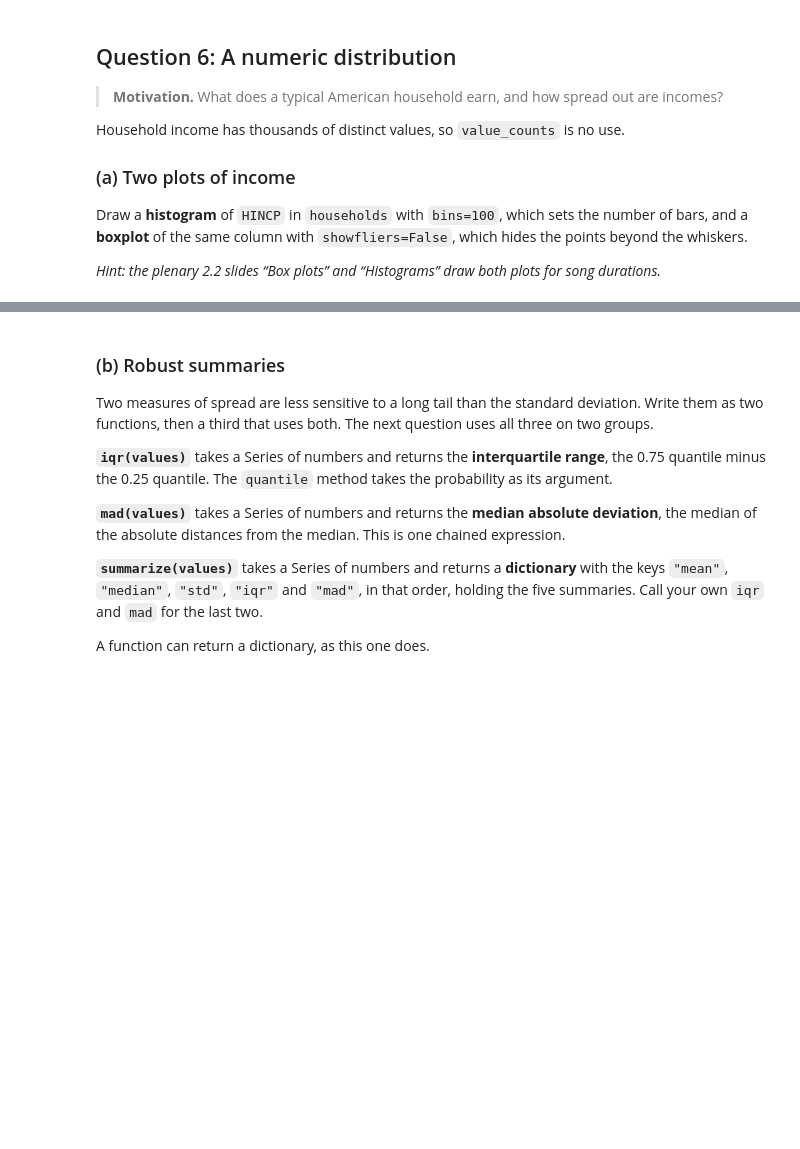
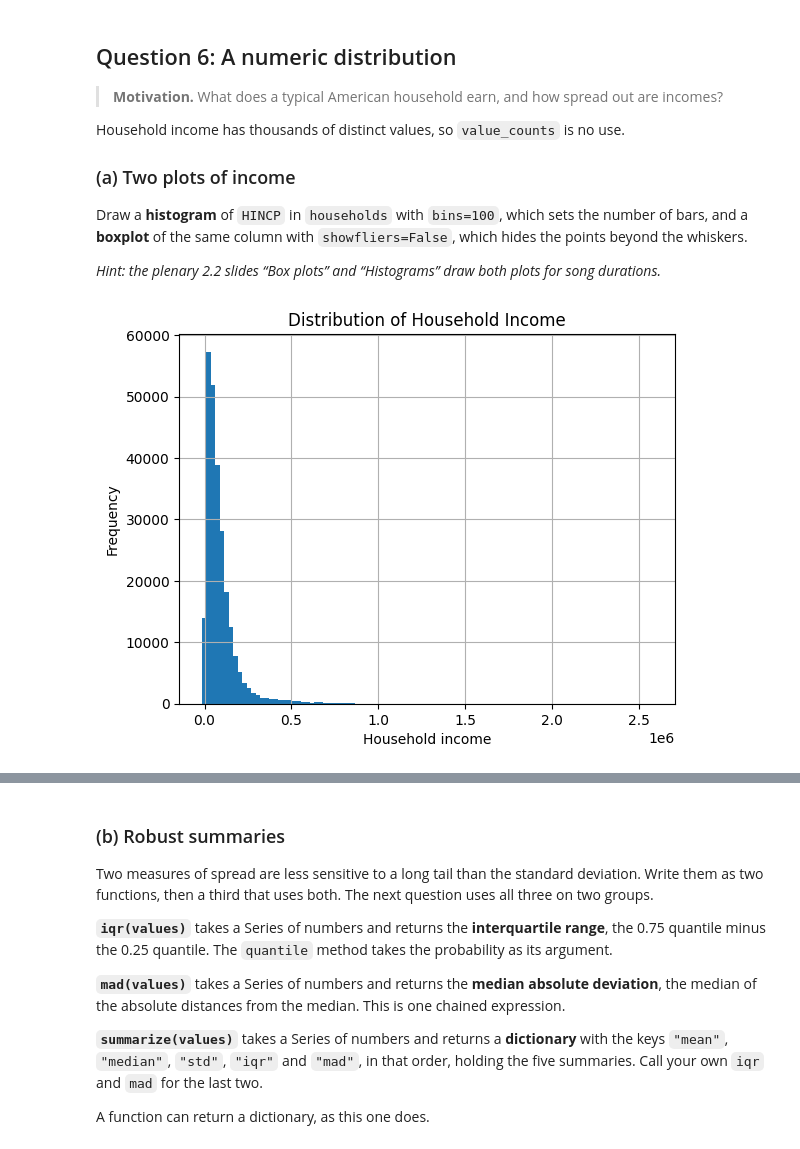
Before and after one commit to soyeonkm/datasci101, a Jupyter notebook: module2_project.ipynb, the cells around one changed output, grey strips where cells are left out. Cells and saved outputs as stored; diff of their text form; code cells hidden in the pictures; blank space fills up the shorter version.

```diff
--- a/module2_project.ipynb
+++ b/module2_project.ipynb
@@ -103,0 +100,2 @@ way.*
+# %%
+acs = pd.read_csv(acs_url)
@@ -151,0 +172,10 @@ method.
+# %%
+# your code here
+acs["TEN_name"] = acs["TEN"].replace({
+    1: "Owned with mortgage",
+    2: "Owned free and clear",
+    3: "Rented",
+    4: "No rent paid"
+})
+
+acs["TEN_name"].unique()
@@ -190,0 +222,13 @@ Rows” exercise counts the `True` values in a comparison.*
+# %%
+# your code here
+# a)
+acs["PER_PERSON"] = acs["HINCP"] / acs["NP"]
+
+# b)
+acs["HIGH_INCOME"] = acs["HINCP"] > 100000
+
+{
+    "max_per_person": acs["PER_PERSON"].max(),
+    "high_income_count": acs["HIGH_INCOME"].sum(),
+    "high_income_proportion": acs["HIGH_INCOME"].sum() / acs.shape[0]
+}
@@ -239,0 +297,9 @@ The rest of the project uses `households`, not `acs`.
+# %%
+# your code here
+
+households = acs.dropna(subset=["HINCP"])
+
+{
+    "shape": households.shape,
+    "min_NP": households["NP"].min()
+}
@@ -368,0 +499,9 @@ plots for song durations.*
+# %%
+# your code here
+households["HINCP"].hist(bins=100)
+plt.xlabel("Household income")
+plt.ylabel("Frequency")
+plt.title("Distribution of Household Income")
+plt.show()
+# %% [output]
+[figure, added]
```
Also changed, not shown: parts of 92 cells of this notebook.
